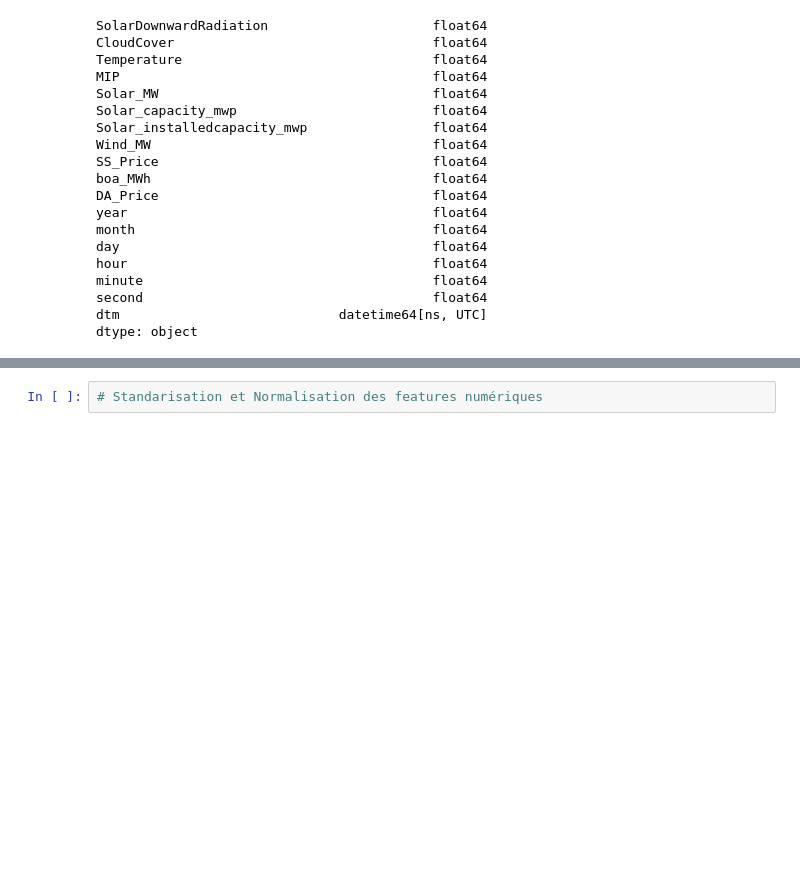
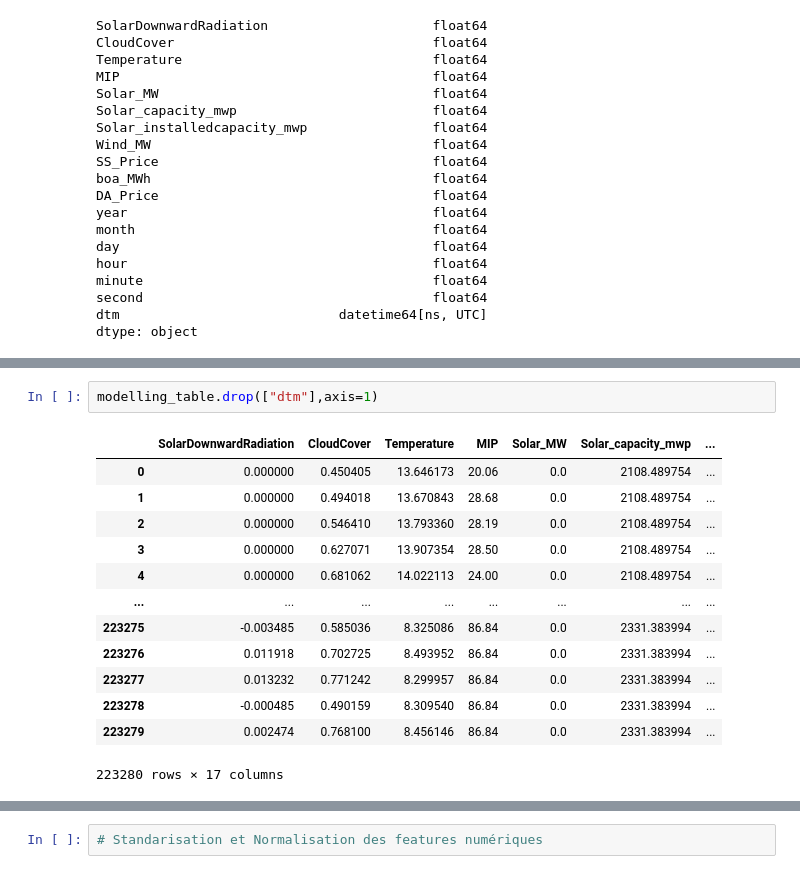
Before and after one commit to znaatcher/ProjectDatascience, a Jupyter notebook: project_trainingSet+Fonctions.ipynb, the cells around one changed output, grey strips where cells are left out. Cells and saved outputs as stored; diff of their text form; blank space fills up the shorter version.

```diff
--- a/project_trainingSet+Fonctions.ipynb
+++ b/project_trainingSet+Fonctions.ipynb
@@ -397,0 +402,16 @@ df = imputationKNN(dfNoDTM)
+# %%
+modelling_table.drop(["dtm"],axis=1)
+# %% [output]
+|  | SolarDownwardRadiation | CloudCover | Temperature | MIP | Solar_MW | Solar_capacity_mwp | ... |
+| 0 | 0.000000 | 0.450405 | 13.646173 | 20.06 | 0.0 | 2108.489754 | ... |
+| 1 | 0.000000 | 0.494018 | 13.670843 | 28.68 | 0.0 | 2108.489754 | ... |
+| 2 | 0.000000 | 0.546410 | 13.793360 | 28.19 | 0.0 | 2108.489754 | ... |
+| 3 | 0.000000 | 0.627071 | 13.907354 | 28.50 | 0.0 | 2108.489754 | ... |
+| 4 | 0.000000 | 0.681062 | 14.022113 | 24.00 | 0.0 | 2108.489754 | ... |
+| ... | ... | ... | ... | ... | ... | ... | ... |
+| 223275 | -0.003485 | 0.585036 | 8.325086 | 86.84 | 0.0 | 2331.383994 | ... |
+| 223276 | 0.011918 | 0.702725 | 8.493952 | 86.84 | 0.0 | 2331.383994 | ... |
+| 223277 | 0.013232 | 0.771242 | 8.299957 | 86.84 | 0.0 | 2331.383994 | ... |
+| 223278 | -0.000485 | 0.490159 | 8.309540 | 86.84 | 0.0 | 2331.383994 | ... |
+| 223279 | 0.002474 | 0.768100 | 8.456146 | 86.84 | 0.0 | 2331.383994 | ... |
+223280 rows × 17 columns
```
Also changed, not shown: parts of 20 cells of this notebook.
